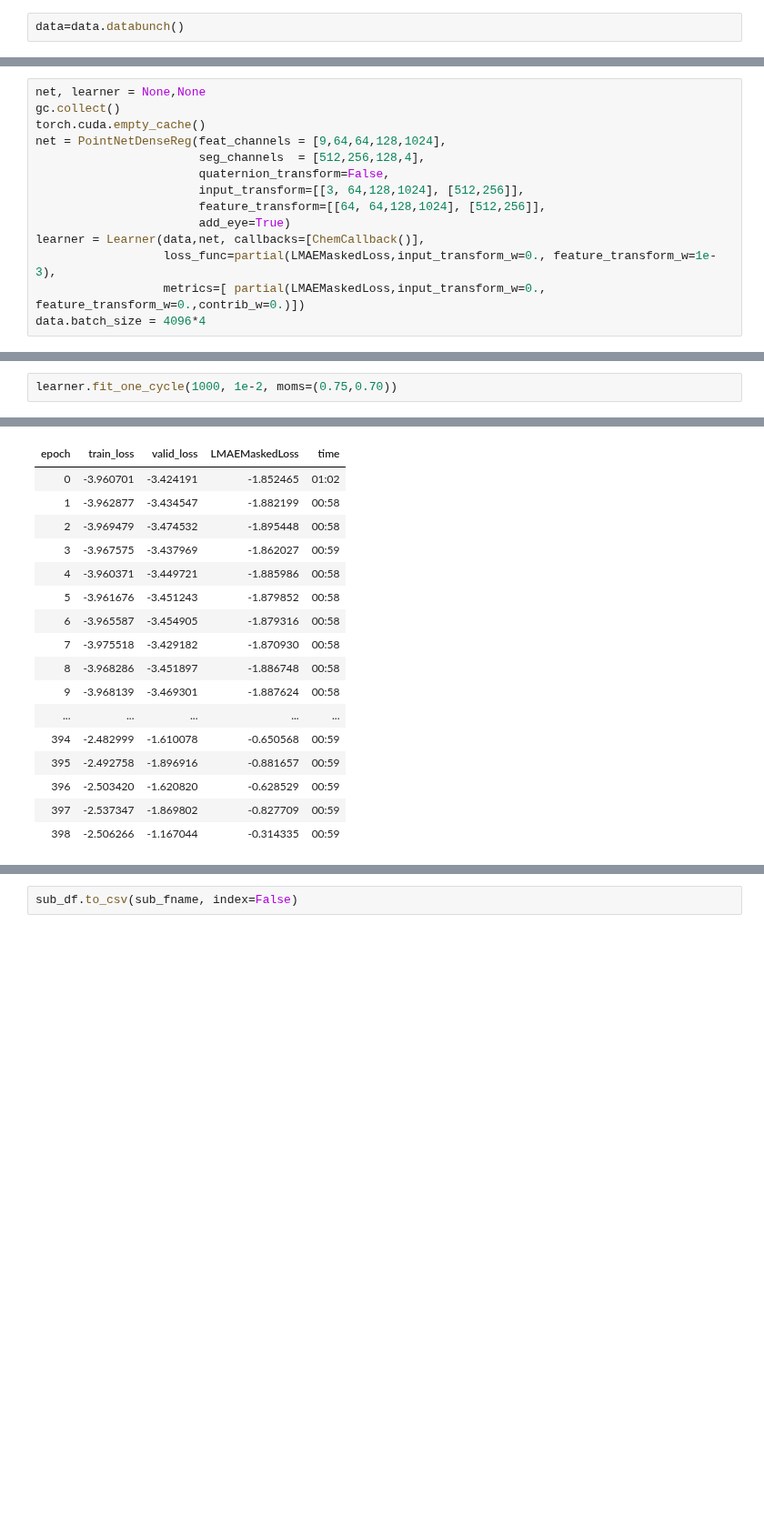
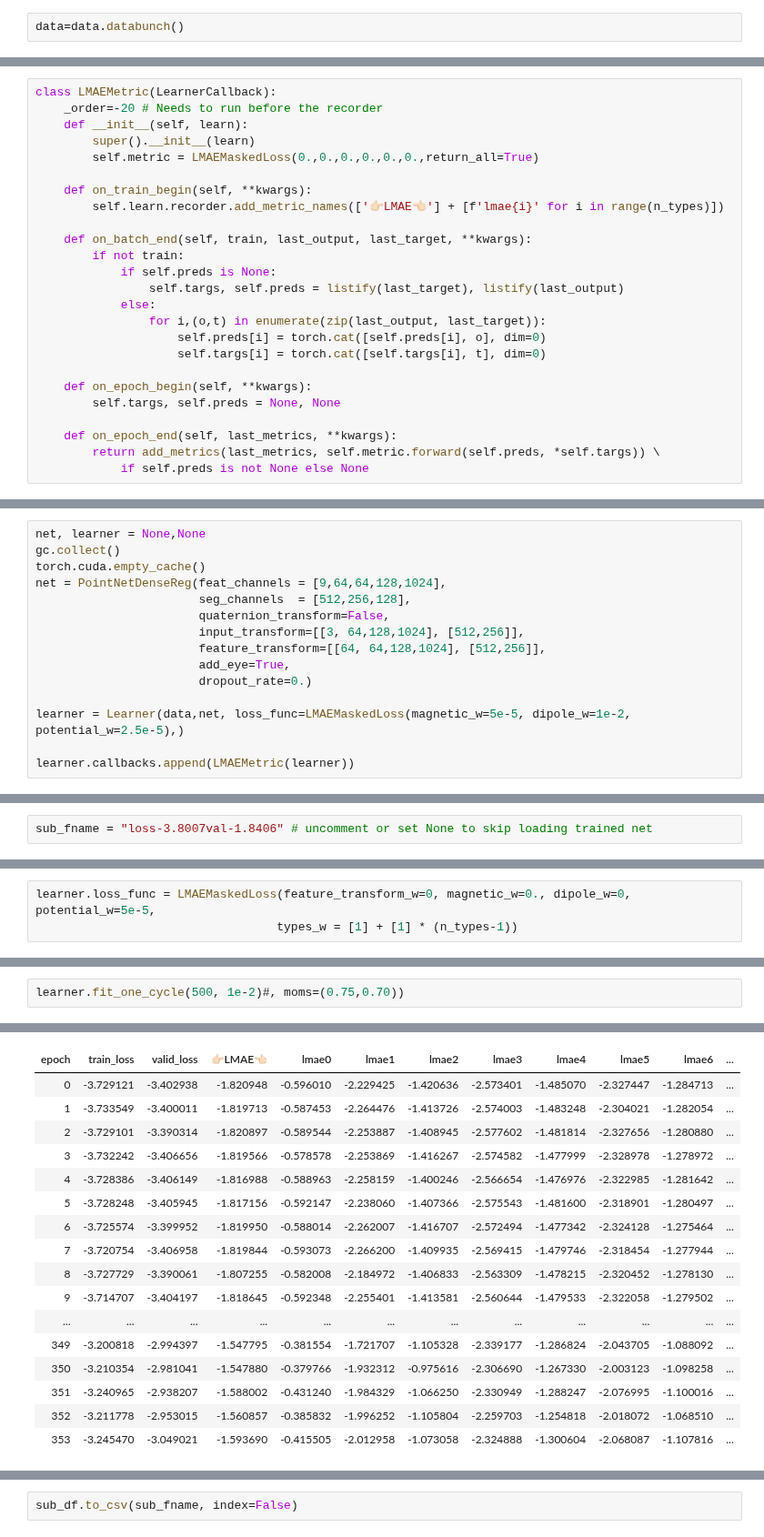
Before and after one commit to antorsae/champs-scalar-coupling, a Jupyter notebook: cloud.ipynb, the cells around one changed output, grey strips where cells are left out. Shown at 91% size. Saved outputs shown, nothing was run; the diff lists cells and outputs as text; blank space fills up the shorter version.

Commit message:
multi-out net, stateful metric(s), support for extended train/test set, TODO: fix val so its ~to LB

```diff
--- a/cloud.ipynb
+++ b/cloud.ipynb
@@ -579,0 +614,25 @@ def feature_transform_regularizer(trans):
+# %%
+class LMAEMetric(LearnerCallback):
+    _order=-20 # Needs to run before the recorder
+    def __init__(self, learn):
+        super().__init__(learn)
+        self.metric = LMAEMaskedLoss(0.,0.,0.,0.,0.,0.,return_all=True)
+
+    def on_train_begin(self, **kwargs):
+        self.learn.recorder.add_metric_names(['👉🏻LMAE👈🏻'] + [f'lmae{i}' for i in range(n_types)])
+
+    def on_batch_end(self, train, last_output, last_target, **kwargs):
+        if not train:
+            if self.preds is None:
+                self.targs, self.preds = listify(last_target), listify(last_output)
+            else:
+                for i,(o,t) in enumerate(zip(last_output, last_target)):
+                    self.preds[i] = torch.cat([self.preds[i], o], dim=0)
+                    self.targs[i] = torch.cat([self.targs[i], t], dim=0)
+
+    def on_epoch_begin(self, **kwargs):
+        self.targs, self.preds = None, None
+
+    def on_epoch_end(self, last_metrics, **kwargs):
+        return add_metrics(last_metrics, self.metric.forward(self.preds, *self.targs)) \
+            if self.preds is not None else None
@@ -582,12 +643,13 @@ net, learner = None,None
 gc.collect()
 torch.cuda.empty_cache()
 net = PointNetDenseReg(feat_channels = [9,64,64,128,1024],
-                       seg_channels  = [512,256,128,4],
+                       seg_channels  = [512,256,128],
                        quaternion_transform=False,
                        input_transform=[[3, 64,128,1024], [512,256]],
                        feature_transform=[[64, 64,128,1024], [512,256]],
-                       add_eye=True)
-learner = Learner(data,net, callbacks=[ChemCallback()],
-                  loss_func=partial(LMAEMaskedLoss,input_transform_w=0., feature_transform_w=1e-3),
-                  metrics=[ partial(LMAEMaskedLoss,input_transform_w=0., feature_transform_w=0.,contrib_w=0.)])
-data.batch_size = 4096*4
+                       add_eye=True,
+                       dropout_rate=0.)
+
+learner = Learner(data,net, loss_func=LMAEMaskedLoss(magnetic_w=5e-5, dipole_w=1e-2, potential_w=2.5e-5),)
+
+learner.callbacks.append(LMAEMetric(learner))
@@ -596,3 +656,5 @@ sub_fname = "loss-4.4237val-1.9855" # '600k' #'val-1.7450' # 'loss-1.6714val-1.5
+# %%
+sub_fname = "loss-3.8007val-1.8406" # uncomment or set None to skip loading trained net
 # %%
 try:
     print(f"Attempting to load: {sub_fname}... ", end="")
@@ -613 +729,4 @@ learner = learner.to_parallel()#.to_fp16()
+# %%
+learner.loss_func = LMAEMaskedLoss(feature_transform_w=0, magnetic_w=0., dipole_w=0, potential_w=5e-5,
+                                  types_w = [1] + [1] * (n_types-1))
 # %%
@@ -617,3 +740,3 @@ learner.recorder.plot(suggestion=True)
 # %%
-learner.fit_one_cycle(1000, 1e-2, moms=(0.75,0.70))
+learner.fit_one_cycle(500, 1e-2)#, moms=(0.75,0.70))
 # %% [output]
@@ -620,17 +744,17 @@ learner.fit_one_cycle(1000, 1e-2, moms=(0.75,0.70))
-| epoch | train_loss | valid_loss | LMAEMaskedLoss | time |
-| 0 | -3.960701 | -3.424191 | -1.852465 | 01:02 |
-| 1 | -3.962877 | -3.434547 | -1.882199 | 00:58 |
-| 2 | -3.969479 | -3.474532 | -1.895448 | 00:58 |
-| 3 | -3.967575 | -3.437969 | -1.862027 | 00:59 |
-| 4 | -3.960371 | -3.449721 | -1.885986 | 00:58 |
-| 5 | -3.961676 | -3.451243 | -1.879852 | 00:58 |
-| 6 | -3.965587 | -3.454905 | -1.879316 | 00:58 |
-| 7 | -3.975518 | -3.429182 | -1.870930 | 00:58 |
-| 8 | -3.968286 | -3.451897 | -1.886748 | 00:58 |
-| 9 | -3.968139 | -3.469301 | -1.887624 | 00:58 |
-| ... | ... | ... | ... | ... |
-| 394 | -2.482999 | -1.610078 | -0.650568 | 00:59 |
-| 395 | -2.492758 | -1.896916 | -0.881657 | 00:59 |
-| 396 | -2.503420 | -1.620820 | -0.628529 | 00:59 |
-| 397 | -2.537347 | -1.869802 | -0.827709 | 00:59 |
-| 398 | -2.506266 | -1.167044 | -0.314335 | 00:59 |
+| epoch | train_loss | valid_loss | 👉🏻LMAE👈🏻 | lmae0 | lmae1 | lmae2 | lmae3 | lmae4 | lmae5 | lmae6 | ... |
+| 0 | -3.729121 | -3.402938 | -1.820948 | -0.596010 | -2.229425 | -1.420636 | -2.573401 | -1.485070 | -2.327447 | -1.284713 | ... |
+| 1 | -3.733549 | -3.400011 | -1.819713 | -0.587453 | -2.264476 | -1.413726 | -2.574003 | -1.483248 | -2.304021 | -1.282054 | ... |
+| 2 | -3.729101 | -3.390314 | -1.820897 | -0.589544 | -2.253887 | -1.408945 | -2.577602 | -1.481814 | -2.327656 | -1.280880 | ... |
+| 3 | -3.732242 | -3.406656 | -1.819566 | -0.578578 | -2.253869 | -1.416267 | -2.574582 | -1.477999 | -2.328978 | -1.278972 | ... |
+| 4 | -3.728386 | -3.406149 | -1.816988 | -0.588963 | -2.258159 | -1.400246 | -2.566654 | -1.476976 | -2.322985 | -1.281642 | ... |
+| 5 | -3.728248 | -3.405945 | -1.817156 | -0.592147 | -2.238060 | -1.407366 | -2.575543 | -1.481600 | -2.318901 | -1.280497 | ... |
+| 6 | -3.725574 | -3.399952 | -1.819950 | -0.588014 | -2.262007 | -1.416707 | -2.572494 | -1.477342 | -2.324128 | -1.275464 | ... |
+| 7 | -3.720754 | -3.406958 | -1.819844 | -0.593073 | -2.266200 | -1.409935 | -2.569415 | -1.479746 | -2.318454 | -1.277944 | ... |
+| 8 | -3.727729 | -3.390061 | -1.807255 | -0.582008 | -2.184972 | -1.406833 | -2.563309 | -1.478215 | -2.320452 | -1.278130 | ... |
+| 9 | -3.714707 | -3.404197 | -1.818645 | -0.592348 | -2.255401 | -1.413581 | -2.560644 | -1.479533 | -2.322058 | -1.279502 | ... |
+| ... | ... | ... | ... | ... | ... | ... | ... | ... | ... | ... | ... |
+| 349 | -3.200818 | -2.994397 | -1.547795 | -0.381554 | -1.721707 | -1.105328 | -2.339177 | -1.286824 | -2.043705 | -1.088092 | ... |
+| 350 | -3.210354 | -2.981041 | -1.547880 | -0.379766 | -1.932312 | -0.975616 | -2.306690 | -1.267330 | -2.003123 | -1.098258 | ... |
+| 351 | -3.240965 | -2.938207 | -1.588002 | -0.431240 | -1.984329 | -1.066250 | -2.330949 | -1.288247 | -2.076995 | -1.100016 | ... |
+| 352 | -3.211778 | -2.953015 | -1.560857 | -0.385832 | -1.996252 | -1.105804 | -2.259703 | -1.254818 | -2.018072 | -1.068510 | ... |
+| 353 | -3.245470 | -3.049021 | -1.593690 | -0.415505 | -2.012958 | -1.073058 | -2.324888 | -1.300604 | -2.068087 | -1.107816 | ... |
```
Also changed, not shown: parts of 54 cells of this notebook.
